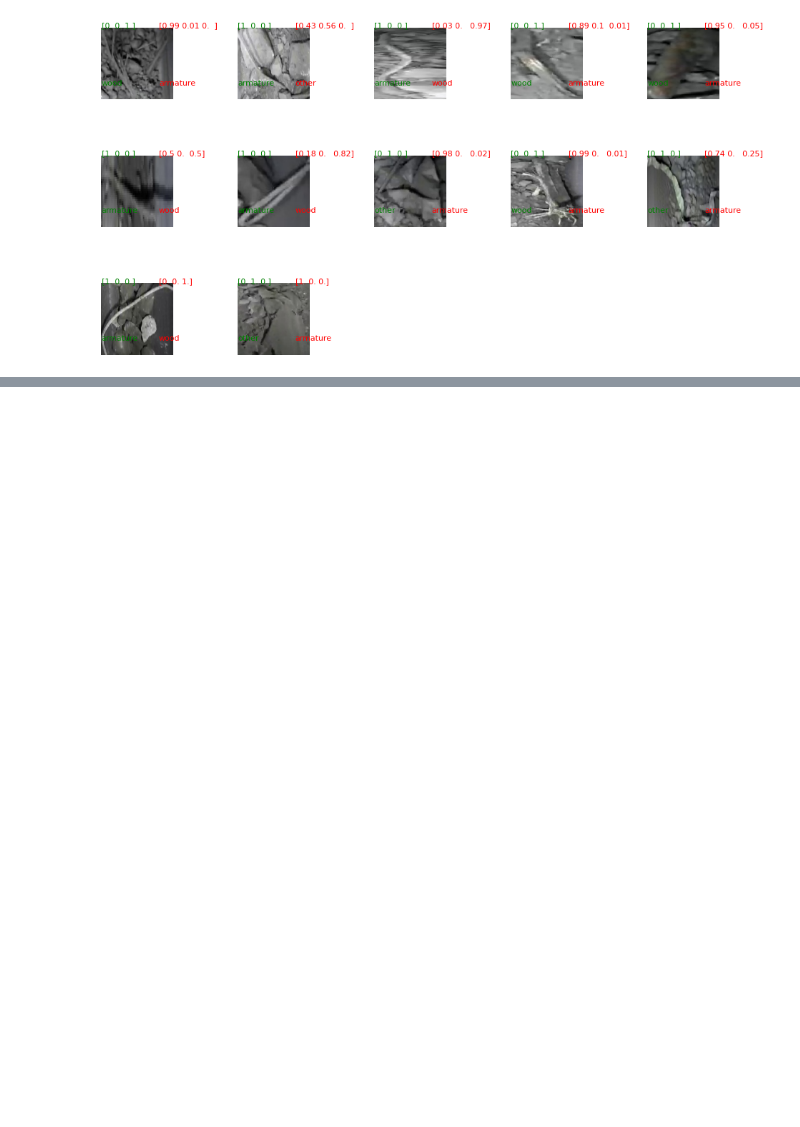
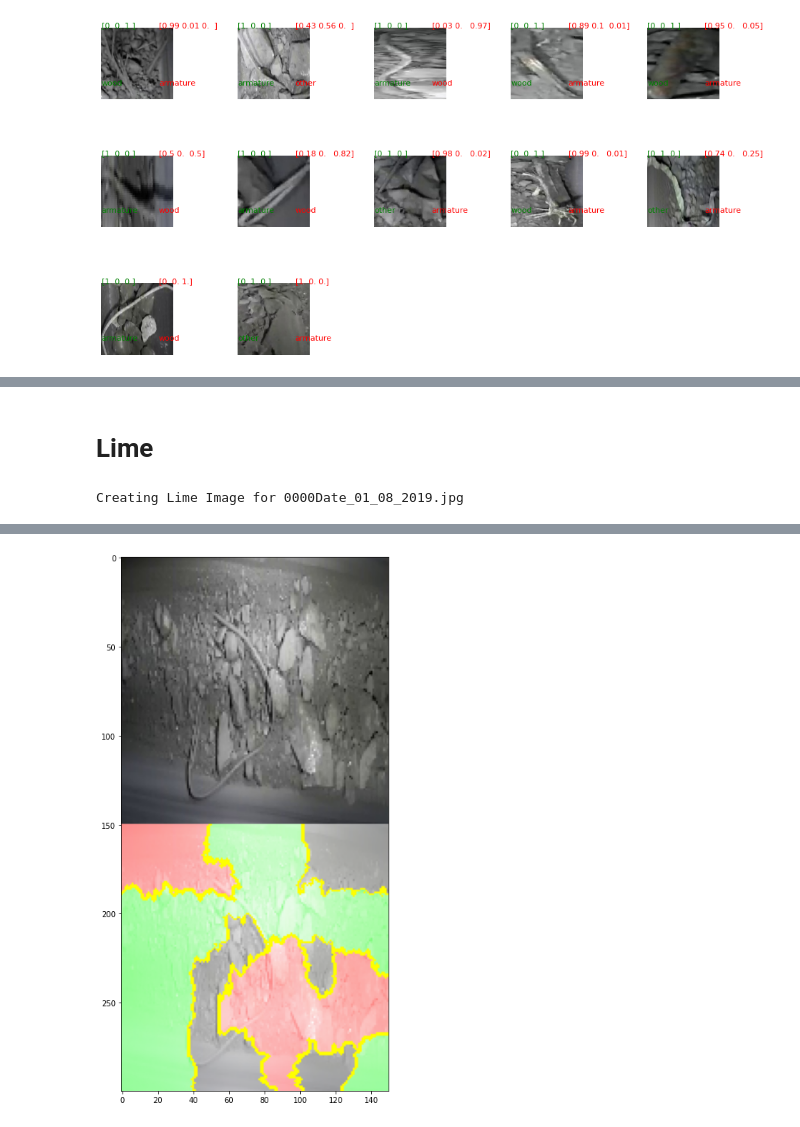
Before and after one commit to alxvmr/ore_ml, a Jupyter notebook: Ore_objectDetection.ipynb, the cells around one changed output, grey strips where cells are left out. Saved outputs shown, nothing was run; the diff lists cells and outputs as text; code cells hidden in the pictures; blank space fills up the shorter version.

```diff
--- a/Ore_objectDetection.ipynb
+++ b/Ore_objectDetection.ipynb
@@ -751,0 +1028,11 @@ for ind, val in enumerate(wrong[:100]):
+# %%
+#NORMAL MODEL
+dim = (img_height, img_width, 3)
+normal_model = get_conv_model(dim)
+normal_model.load_weights('ModelWeights.h5') #path to the model weights
+test_folder = "C:/Users/User/Desktop/folder" #folder where you will put your images to test
+predictions = []
+for idx, i in enumerate([i for i in os.listdir(test_folder) if i != 'ipynb_checkpoints']):
+    img_path = f'{test_folder}/{i}'
+    pred = get_img_prediction_bounding_box(img_path, normal_model, dim = (img_height, img_width))
+    predictions.append(pred)
@@ -751,0 +1046,35 @@ for ind, val in enumerate(wrong[:100]):
+# %% [markdown]
+# Lime
+# %%
+from lime import lime_image
+from skimage.segmentation import mark_boundaries
+
+def get_lime_predictions(base_folder, model, dim, iter = 3500):
+    '''This function will take a base folder containing images that will be run through the LIME package.  It will save the figure if a
+    save_name is passed. '''
+    lime_images = []
+    original_images = []
+    for file in os.listdir(base_folder):
+        print(f'Creating Lime Image for {file}')
+        path = f'{base_folder}/{file}'
+        img = get_image_value(path, dim)
+        original_images.append(img)
+        explainer = lime_image.LimeImageExplainer()
+        explanation = explainer.explain_instance(img, model.predict, top_labels = 5, hide_color = 0, num_samples = iter)
+        temp, mask = explanation.get_image_and_mask(explanation.top_labels[0], positive_only = False, num_features = 10,
+                                                   hide_rest = False)
+        lime_img = mark_boundaries(temp/2 + .5, mask)
+        lime_images.append(lime_img)
+    lime_images = np.hstack(lime_images)
+    original_images = np.hstack(original_images)
+    joined_images = np.vstack([original_images, lime_images])
+    plt.figure(figsize = (13,13))
+    plt.imshow(joined_images)
+
+
+dim = (img_height, img_width, 3)
+model = get_conv_model(dim)
+model.load_weights('ModelWeights.h5')
+get_lime_predictions("C:/Users/User/Desktop/folder", model, dim)
+# %% [output]
+Creating Lime Image for 0000Date_01_08_2019.jpg
@@ -751,0 +1098 @@ for ind, val in enumerate(wrong[:100]):
+[figure, added]
```
Also changed, not shown: parts of 12 cells of this notebook.
